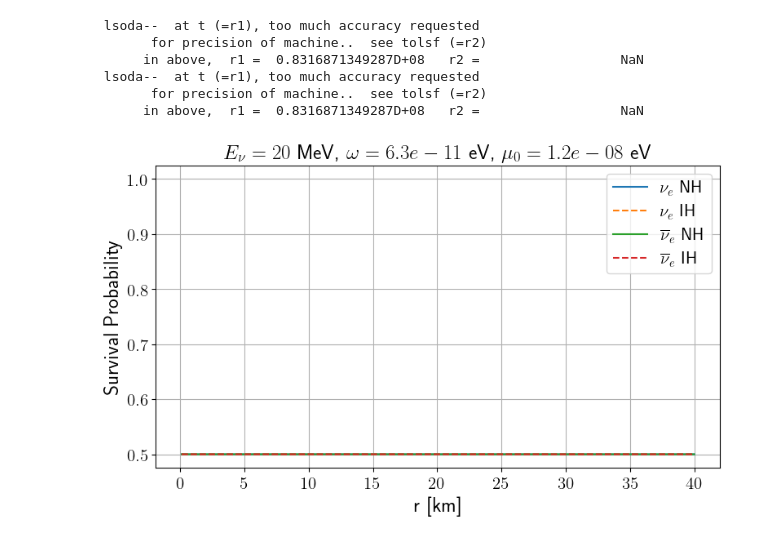
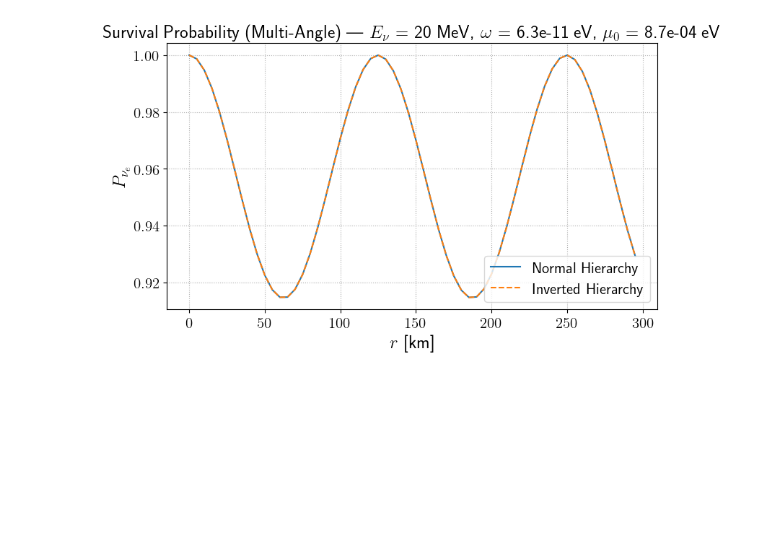
Before and after one commit to soham10/Neutrino-Oscillations, a Jupyter notebook: Multi-Angle Approximations.ipynb, the cells around one changed output. Drawn from its saved outputs; the diff is of its cells as text; code cells hidden in the pictures; blank space fills up the shorter version.

```diff
--- a/Multi-Angle Approximations.ipynb
+++ b/Multi-Angle Approximations.ipynb
@@ -35,6 +29,7 @@ del_m2_31=2.5*1e-3
 del_m2_21=7.53*1e-5
 theta_31=np.arcsin(np.sqrt(2.18*1e-2))
 theta_21=np.arcsin(np.sqrt(0.307))
+R0 = 10 #km
 
 # Conversion Factors
 eV_to_1_by_m = pc['electron volt-inverse meter relationship'][0]
@@ -72,11 +52,10 @@ def B_vec(n_dim, theta):
 # Neutrino-Neutrino Potential
 def mu_r(r, opt, mu0=0):
     if opt == "SN":
-        R0 = 40 # km
         if r < R0:
             return mu0
         else:
-            return mu0*(R0/r)**4 #eV
+            return 0.5*mu0*(R0/r)**4 #eV
 
     elif opt == "const":
         return mu0
@@ -231,31 +109,0 @@ def Plot_Probability_MultiAngle(sol_NH, sol_IH, r, E, omega, mu0):
-# %%
-P = [0, 0, 1]  # initial polarization direction for each angle
-E = 20  # MeV
-r_i, r_f = 0.1, 40  # km
-omega = del_m2_31 / (2 * E * 1e6)  # in eV
-omega_max = del_m2_31 / (2 * 1e6)  # E = 1 MeV
-opt, mu0 = "const", 10 * omega_max
-
-# Multi-angle parameters
-N_u = 100
-R = 10  # km
-
-# Initial condition array for all angle bins
-P0 = np.array(P)
-
-# Solve for IH
-sol_IH, r_IH = MA_solver(P0, E, r_i, r_f, "IH", opt, mu0, l_opt="no", l0=0, n_f=2, N_u=N_u, R=R)
-
-# Solve for NH
-sol_NH, r_NH = MA_solver(P0, E, r_i, r_f, "NH", opt, mu0, l_opt="no", l0=0, n_f=2, N_u=N_u, R=R)
-# %% [output]
- lsoda--  at t (=r1), too much accuracy requested
-       for precision of machine..  see tolsf (=r2)
-      in above,  r1 =  0.8316871349287D+08   r2 =                  NaN
- lsoda--  at t (=r1), too much accuracy requested
-       for precision of machine..  see tolsf (=r2)
-      in above,  r1 =  0.8316871349287D+08   r2 =                  NaN
-# %%
-Plot_Probability_MultiAngle(sol_NH, sol_IH, r_NH, E, omega, mu0)
-# %% [output]
-[figure, removed]
@@ -261,0 +175,35 @@ Plot_Probability_MultiAngle(sol_NH, sol_IH, r_NH, E, omega, mu0)
+# %%
+def Plot_Probability_MultiAngle(P_nu_NH, P_nu_IH, r, E, omega, mu0, u_vals):
+    # Integrate over angle bins to get total polarization vectors
+    P_r_vals_NH = np.trapz(P_nu_NH, u_vals, axis=1)   # shape: (len(r), 3)
+    P_r_vals_IH = np.trapz(P_nu_IH, u_vals, axis=1)
+
+    # Compute survival probabilities
+    Pee_NH = 0.5 * (1 + P_r_vals_NH[:, 2])
+    Pee_IH = 0.5 * (1 + P_r_vals_IH[:, 2])  # Normalize using NH[0] for fair comparison
+
+    # Plot
+    plt.figure(figsize=(8,5))
+    plt.plot(r, Pee_NH, label='Normal Hierarchy')
+    plt.plot(r, Pee_IH, ls='--', label='Inverted Hierarchy')
+
+    plt.ylabel(r'$P_{\nu_e}$')
+    plt.xlabel(r'$r$ [km]')
+    plt.title(r'Survival Probability (Multi-Angle) — $E_{\nu}$ = %1.f MeV, $\omega$ = %.1e eV, $\mu_0$ = %.1e eV' % (E, omega, mu0))
+    plt.legend()
+    plt.grid(True, linestyle=':')
+    plt.tight_layout()
+    plt.show()
+# %%
+P_init = np.array([0, 0, 1])
+E=20 #MeV
+r_i,r_f=0.1,300#km
+omega = del_m2_31/(2*E*1e6)
+opt,mu0 ="const", 7e5/eV_to_1_by_km
+l_opt = "const"
+
+P_nu_IH,P_nubar_IH,r_IH,u_vals = Multi_angle_solver(P_init,E,r_i,r_f,"IH",opt,mu0,l_opt)
+P_nu_NH,P_nubar_NH,r_NH,u_vals = Multi_angle_solver(P_init,E,r_i,r_f,"NH",opt,mu0,l_opt)
+Plot_Probability_MultiAngle(P_nu_NH,P_nu_IH,r_NH,E,omega,mu0,u_vals)
+# %% [output]
+[figure, added]
```
Also changed, not shown: parts of 8 cells of this notebook, 13 other files.
